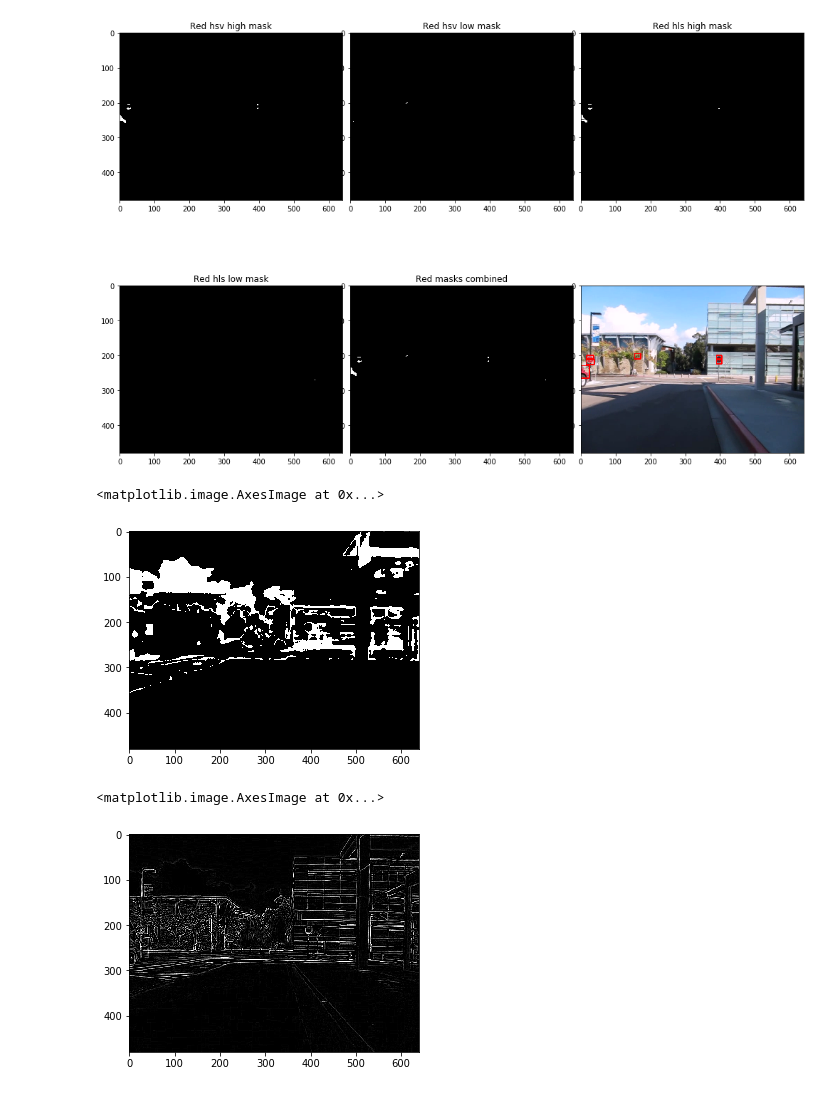
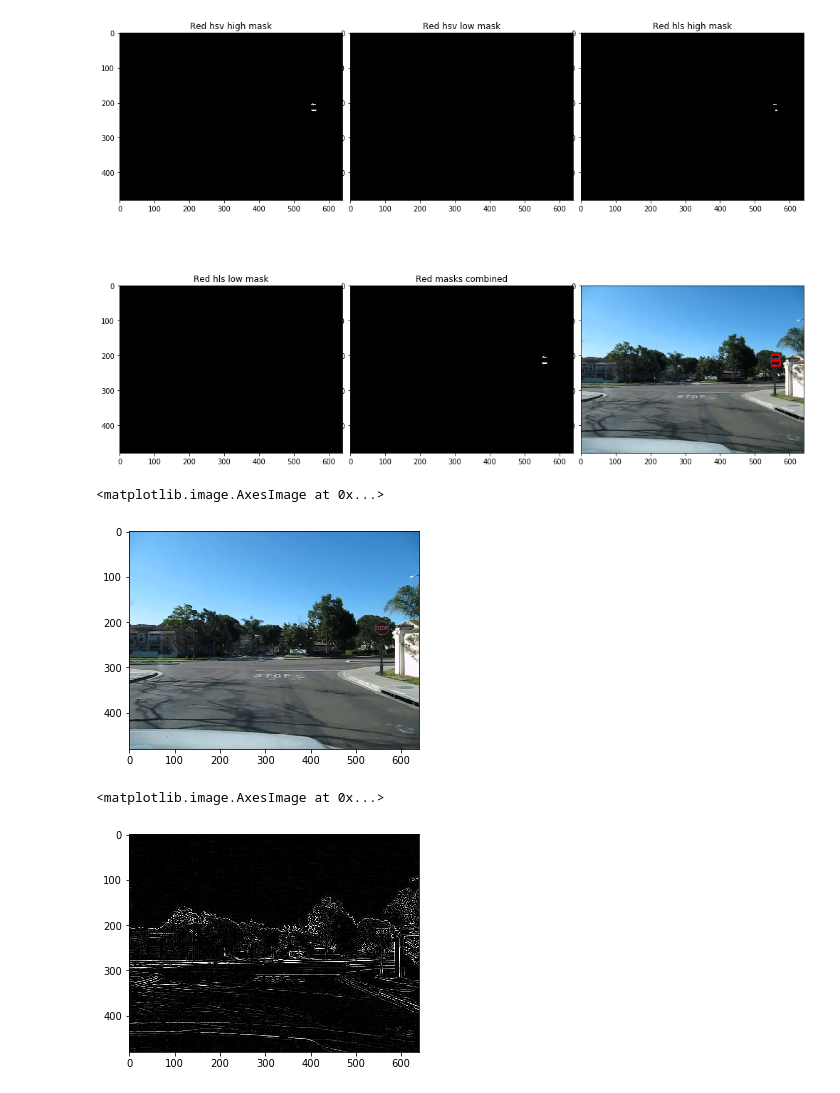
Before and after one commit to Olarm/EIT-HAM-gruppe4, a Jupyter notebook: robotic_vision/notebook.ipynb, the cells around one changed output. Cells and saved outputs as stored; diff of their text form; code cells hidden in the pictures.

```diff
--- a/robotic_vision/notebook.ipynb
+++ b/robotic_vision/notebook.ipynb
@@ -3,7 +3,7 @@ import numpy as np
 import cv2
 import matplotlib.pyplot as plt
 # %%
-filename = '/Users/ola/dev/eit/data/signDatabasePublicFramesOnly/vid6/frameAnnotations-MVI_0071.MOV_annotations/stop_1323896946.avi_image13.png'
+filename = '/Users/ola/dev/eit/data/stop_signs/stop_1324866463.avi_image5.png'
 img = cv2.imread(filename, cv2.IMREAD_COLOR)
 imgray = cv2.cvtColor(img, cv2.COLOR_BGR2GRAY)
 # %%
@@ -109,12 +133,13 @@ plt.subplot(236)
 plt.imshow(cv2.cvtColor(img_red_cnt, cv2.COLOR_BGR2RGB))
 plt.show()
 # %% [output]
-[figure, old version]
+[figure, new version]
 # %%
-plt.imshow(cv2.cvtColor(white_mask, cv2.COLOR_BGR2RGB))
+
+plt.imshow(cv2.cvtColor(img, cv2.COLOR_BGR2RGB))
 # %% [output]
 <matplotlib.image.AxesImage at 0x...>
-[figure, old version]
+[figure, new version]
 # %%
 kernel = np.array([[1, 1, 1], [1, -8, 1], [1, 1, 1]], dtype=np.float32)
 # do the laplacian filtering as it is
@@ -132,7 +157,7 @@ img_laplacian = cv2.cvtColor(imgLaplacian, cv2.COLOR_BGR2GRAY)
 plt.imshow(img_laplacian, cmap='gray')
 # %% [output]
 <matplotlib.image.AxesImage at 0x...>
-[figure, old version]
+[figure, new version]
 # %%
 ret, thresh = cv2.threshold(imgray, 127, 255, 0)
 img_contours = cv2.imread(filename, cv2.IMREAD_COLOR)
```
Also changed, not shown: parts of 6 cells of this notebook, 1 other file.
